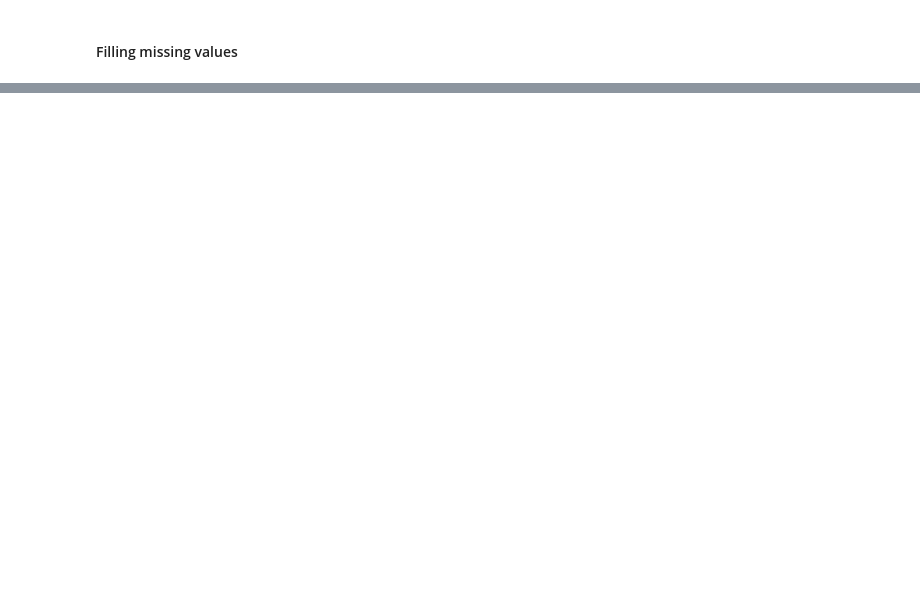
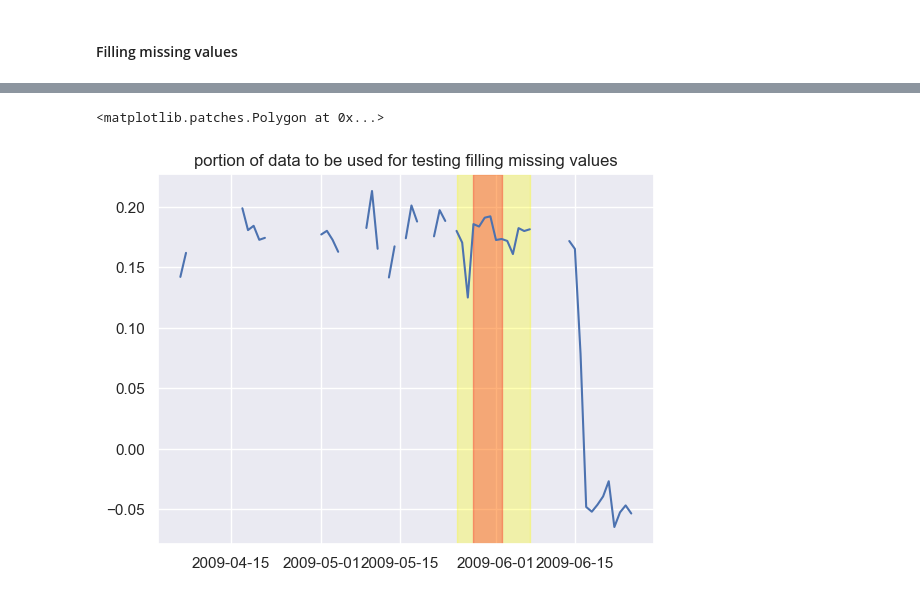
Before and after one commit to alexCCTcollege/CA2, a Jupyter notebook: EDA.ipynb, the cells around one changed output, grey strips where cells are left out. Drawn from its saved outputs; the diff is of its cells as text; code cells hidden in the pictures; blank space fills up the shorter version.

```diff
--- a/EDA.ipynb
+++ b/EDA.ipynb
@@ -273,3 +361,5 @@ Dropping the idea for modelling based on mentions or hashtags, data is already b
 #### Filling missing values
 # %%
 #use aggregate by day
+data = tweet_3[['score_V']].copy()
+data
@@ -275,0 +381,13 @@ Dropping the idea for modelling based on mentions or hashtags, data is already b
+# %%
+#testing different filling tools on a part of the dataset
+plt.plot(data.index,data['score_V'])
+plt.title("portion of data to be used for testing filling missing values")
+#missing values proportion od daily dataset = 41% (shown previously)
+# in yellow is 2 weeks of data I'm gonna use for testing different filling strategies
+# 41% of 2 weeks is 6 days roughly
+# in red I'll highlight 6 days that I'll use to calsulate RMSE of different strategies
+plt.axvspan("2009-05-25", "2009-06-07", alpha=0.3, color='yellow')
+plt.axvspan("2009-05-28", "2009-06-02", alpha=0.3, color='red')
+# %% [output]
+<matplotlib.patches.Polygon at 0x...>
+[figure, added]
```
Also changed, not shown: parts of 16 cells of this notebook.
